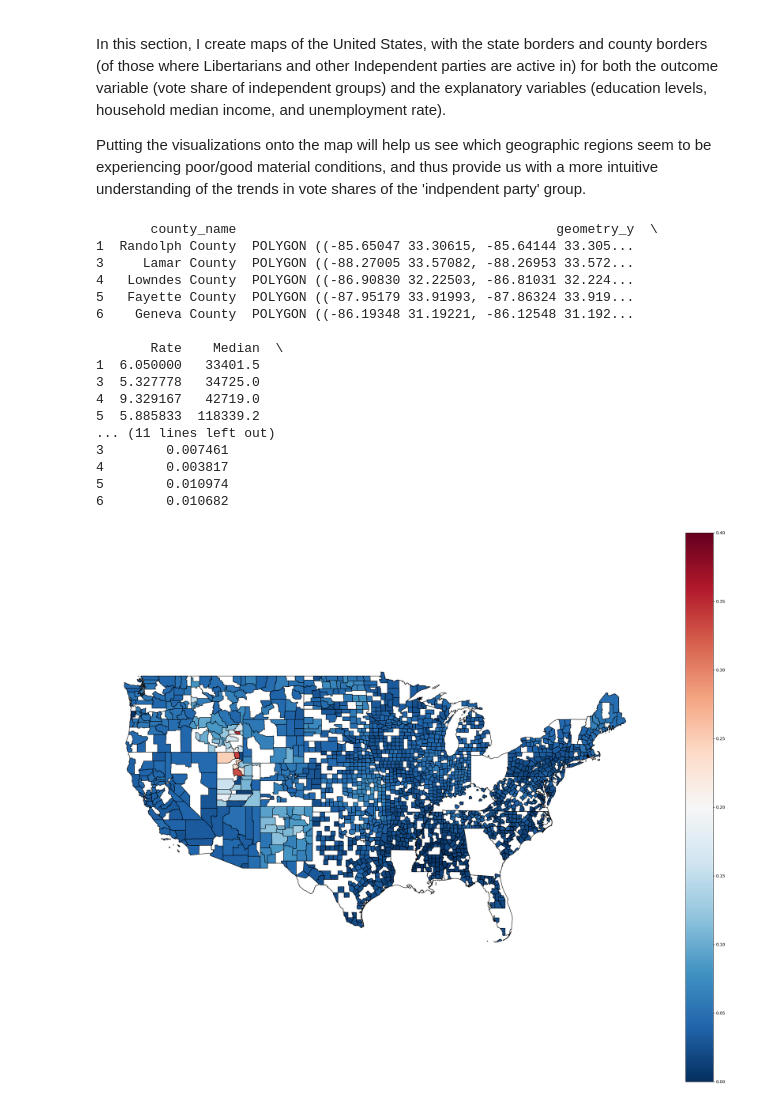
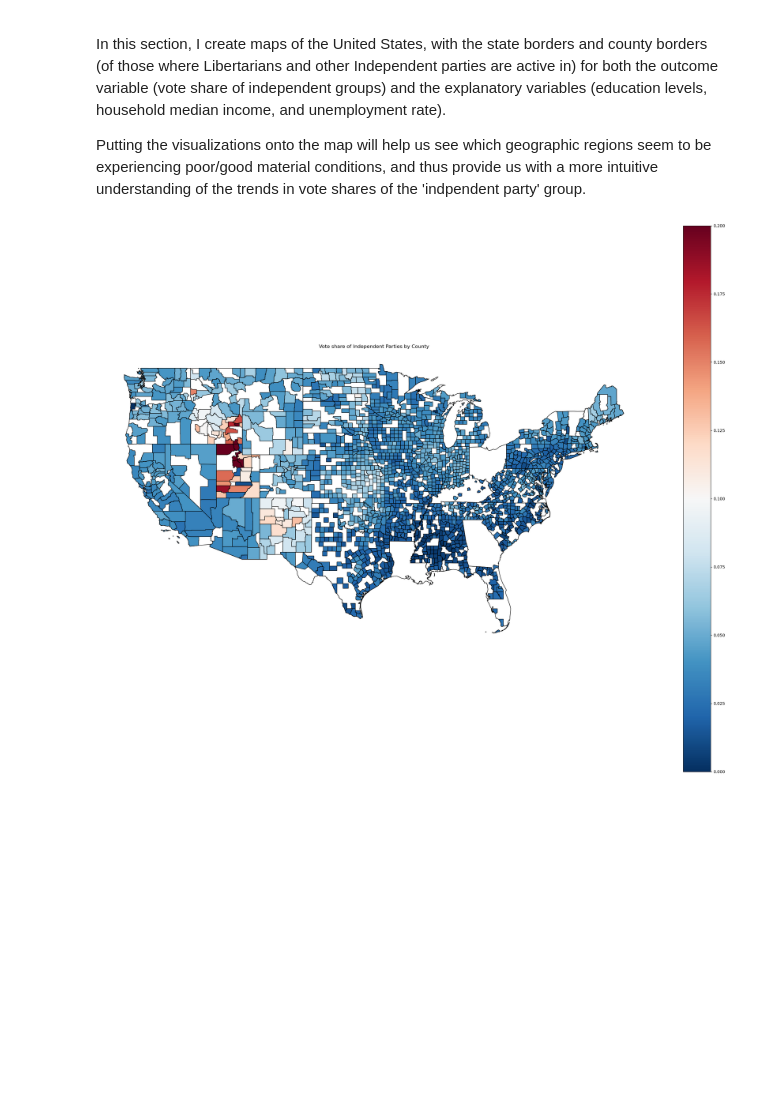
Before and after one commit to huangd999/2016-Presidential-Elections-Voting-Outcomes-for-Third-Parties-by-County, a Jupyter notebook: Assignment 2.ipynb, the cells around one changed output. Saved outputs shown, nothing was run; the diff lists cells and outputs as text; code cells hidden in the pictures; blank space fills up the shorter version.

```diff
--- a/Assignment 2.ipynb
+++ b/Assignment 2.ipynb
@@ -498,50 +498,33 @@ state_df = gpd.read_file("http://www2.census.gov/geo/tiger/GENZ2016/shp/cb_2016_
 # Create a list of states that we are excluding from the map ~ otherwise the map will appear much smaller and harder to read
 # We've managed to remove most of
 not_allow = ['02', '60', '66', '69', '72', '78', '15']
 # Try plotting out them states I tell you hwat
 fig, gax = plt.subplots(figsize = (30,24))
 # State df remove those far away:
 state_df = state_df.query('STATEFP not in @not_allow')
 state_df.plot(ax = gax, edgecolor='black',color='white')
 # Set up dataframe to contain results and geo data:
 county_list = []
 for item in county_df['NAME']:
     county_list.append(item + ' County')
 county_df['county_name'] = county_list
 geo_df = state_df.merge(county_df, how = 'left', left_on = ['STATEFP'], right_on = ['STATEFP'])
 geo_df_results = geo_df.merge(pres_df_merged, how = 'left', left_on = ['NAME_x', 'county_name']
                               , right_on = ['State', 'Area name'])
 geo_df_results.dropna(inplace = True)
 # Convert back to geodataframe
 geo_df_results = gpd.GeoDataFrame(geo_df_results, geometry="geometry_y")
 geo_df_results = geo_df_results[['county_name', 'geometry_y', 'Rate', 'Median'
                                  , "Percent of adults with a bachelor's degree or higher 2007-11", 'vote_share_lib']]
-print(geo_df_results.head())
 
 # Now we plot the counties and results:
 # This map is for the outcome variable (share of votes for independents + libertarians)
 geo_df_results.plot(
     ax=gax, edgecolor='black', column='vote_share_lib', legend=True, cmap='RdBu_r',
-    vmin=0.0, vmax=0.4 #range of your column value for the color legend
+    vmin=0.0, vmax=0.2 #range of your column value for the color legend
 )
+gax.set_title('Vote share of Independent Parties by County')
 plt.axis('off')
 plt.show()
 # %% [output]
-       county_name                                         geometry_y  \
-1  Randolph County  POLYGON ((-85.65047 33.30615, -85.64144 33.305...
-3     Lamar County  POLYGON ((-88.27005 33.57082, -88.26953 33.572...
-4   Lowndes County  POLYGON ((-86.90830 32.22503, -86.81031 32.224...
-5   Fayette County  POLYGON ((-87.95179 33.91993, -87.86324 33.919...
-6    Geneva County  POLYGON ((-86.19348 31.19221, -86.12548 31.192...
-
-       Rate    Median  \
-1  6.050000   33401.5
-3  5.327778   34725.0
-4  9.329167   42719.0
-5  5.885833  118339.2
-... (11 lines left out)
-3        0.007461
-4        0.003817
-5        0.010974
-6        0.010682
-[figure, old version]
+[figure, new version]
```
Also changed, not shown: parts of 7 cells of this notebook.
